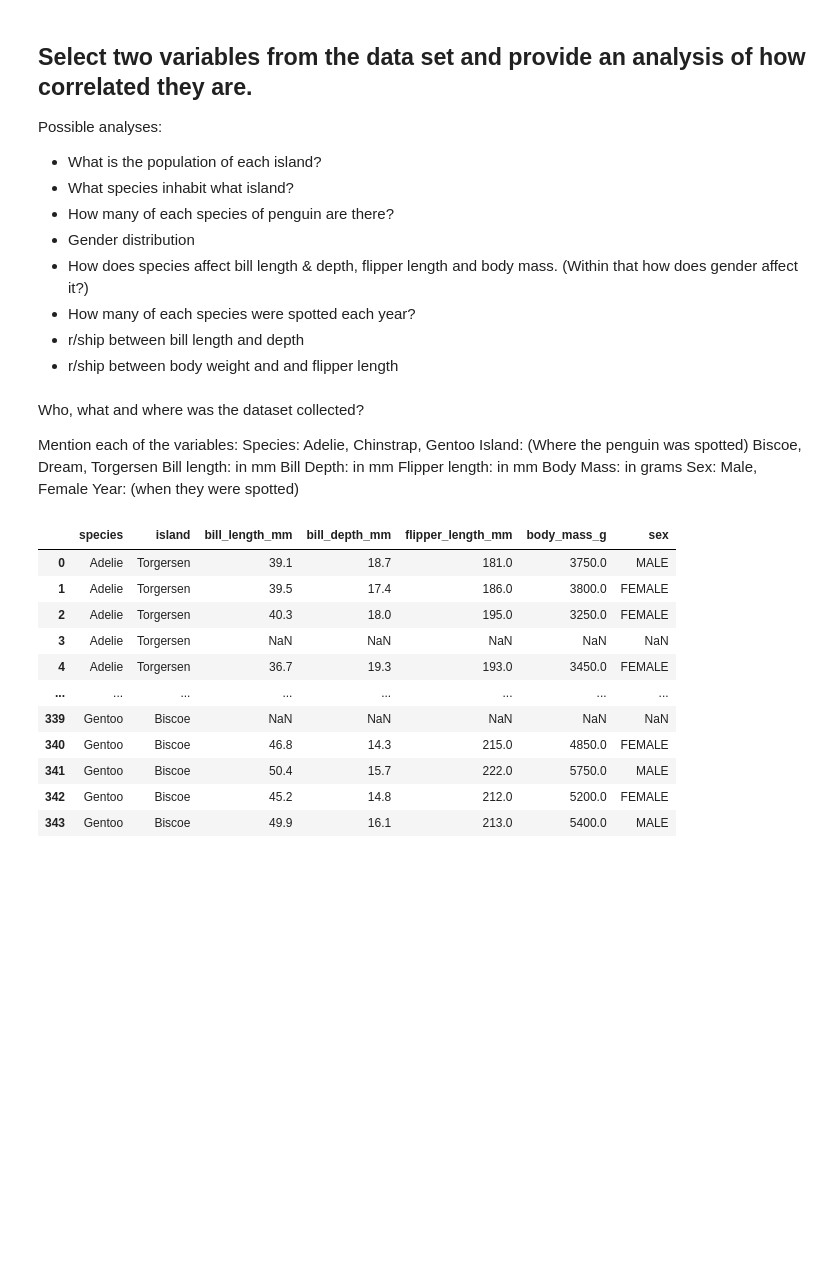
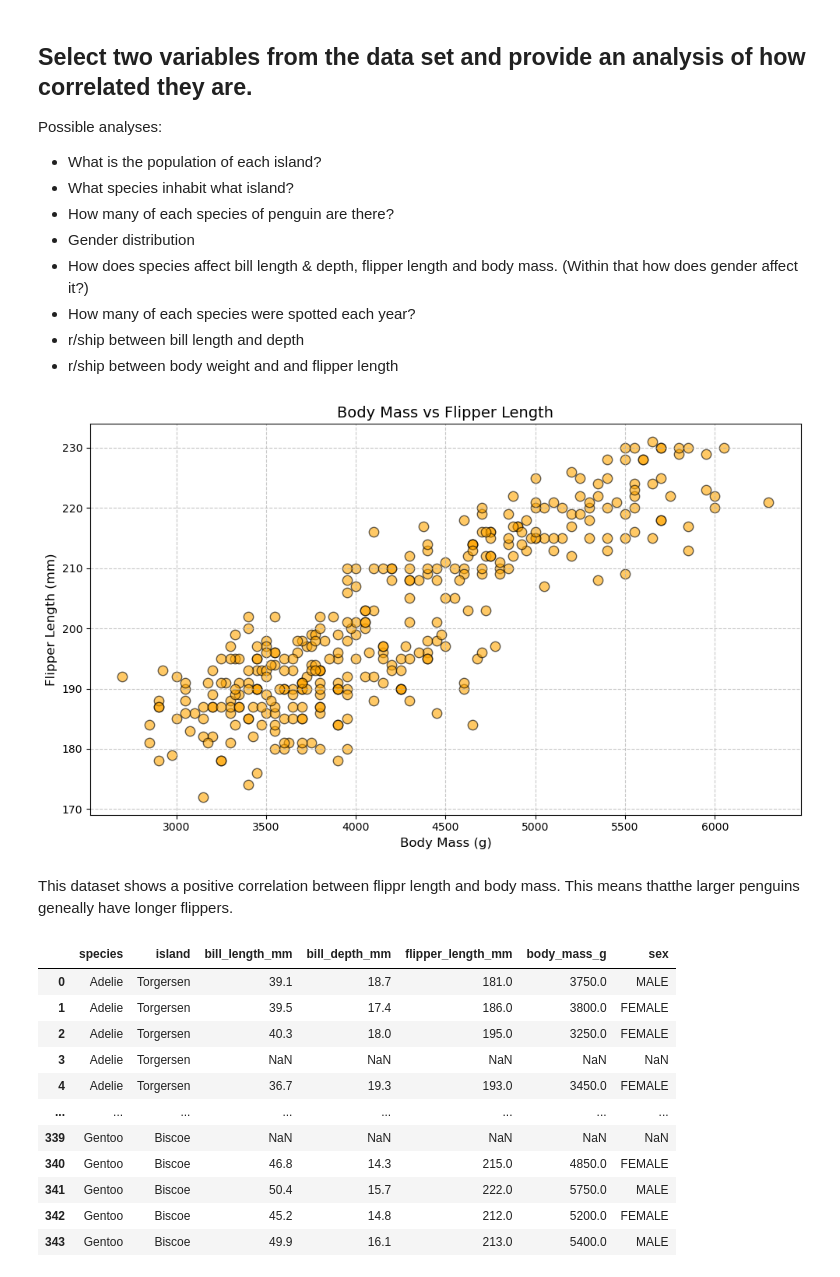
Before and after one commit to aoifeflav/principles-of-data-analytics-mywork, a Jupyter notebook: penguins.ipynb, the cells around one changed output. Cells and saved outputs as stored; diff of their text form; code cells hidden in the pictures; blank space fills up the shorter version.

```diff
--- a/penguins.ipynb
+++ b/penguins.ipynb
@@ -134,18 +122,28 @@ Possible analyses:
 -	How many of each species were spotted each year?
 -	r/ship between bill length and depth
 -	r/ship between body weight and and flipper length
-# %% [markdown]
-Who, what and where was the dataset collected?
-
-Mention each of the variables:
-Species: Adelie, Chinstrap, Gentoo
-Island: (Where the penguin was spotted) Biscoe, Dream, Torgersen
-Bill length: in mm
-Bill Depth: in mm
-Flipper length: in mm
-Body Mass: in grams
-Sex: Male, Female
-Year: (when they were spotted)
+# %%
+# get the body weight and flipper length from the data, convert to numpy
+bweight = df['body_mass_g'].to_numpy()
+flength = df['flipper_length_mm'].to_numpy()
+
+#Add line of best fit
+
+#plot it and make it pretty
+plt.figure(figsize=(10, 6))
+plt.scatter(bweight, flength, color='orange', alpha=0.6, s=80, edgecolor='black')
+plt.xlabel('Body Mass (g)', fontsize=12)
+plt.ylabel('Flipper Length (mm)', fontsize=12)
+plt.title('Body Mass vs Flipper Length', fontsize=14)
+plt.grid(True, linestyle='--', alpha=0.7)
+plt.xticks(fontsize=10)
+plt.yticks(fontsize=10)
+plt.tight_layout()
+plt.show()
+# %% [output]
+[figure, added]
+# %% [markdown]
+This dataset shows a positive correlation between flippr length and body mass. This means thatthe larger penguins geneally have longer flippers.
 # %%
 #Lets have a look
 df
```
Also changed, not shown: parts of 11 cells of this notebook.
